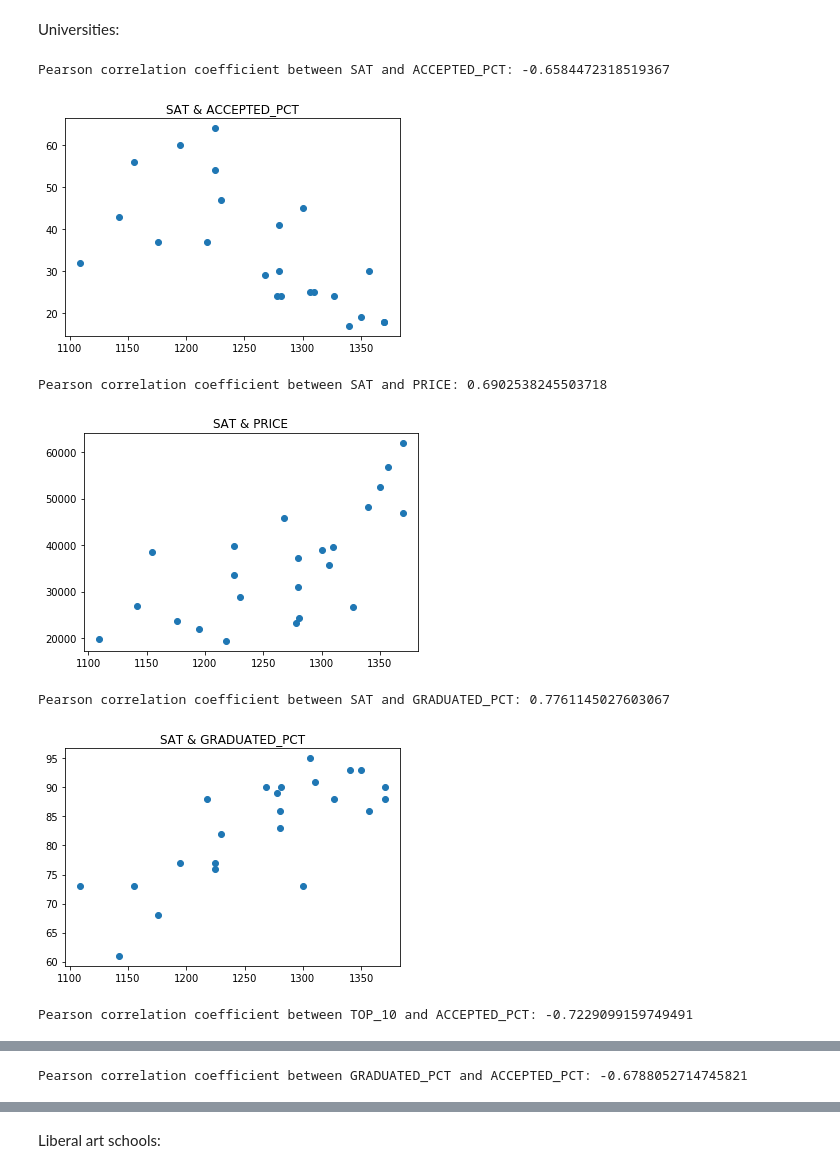
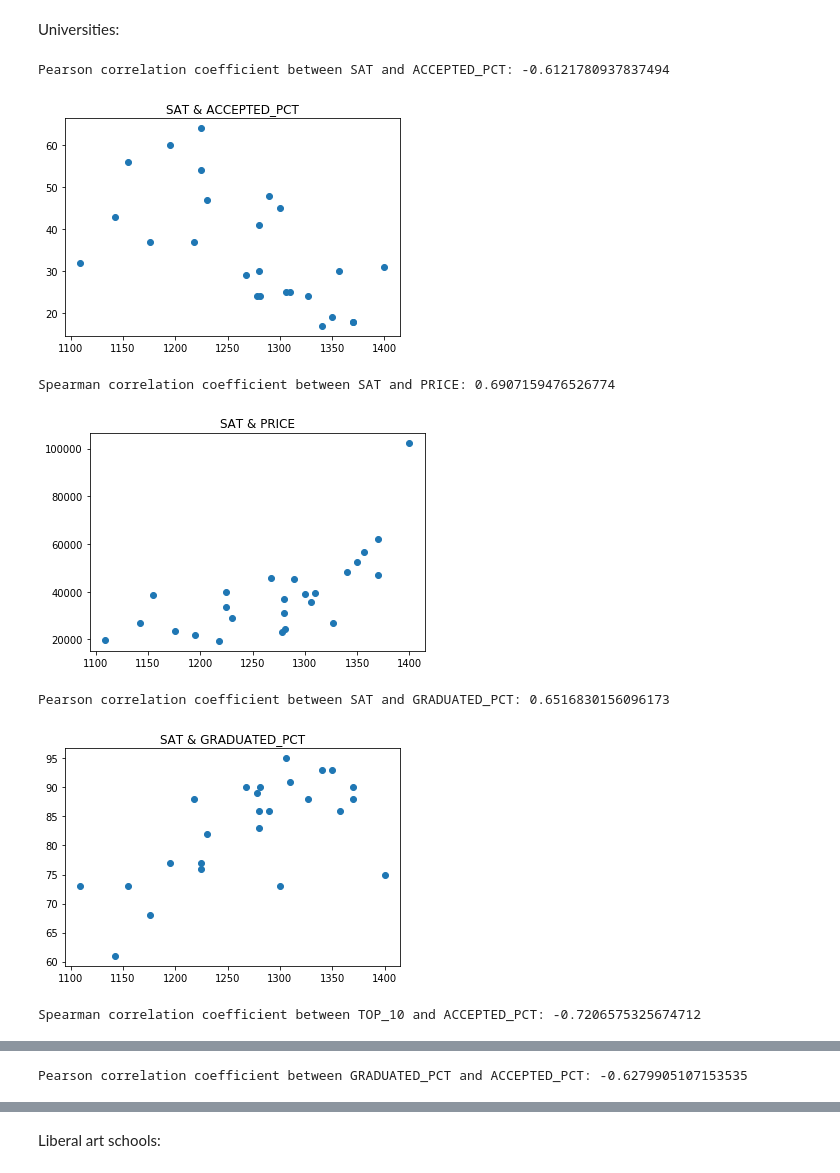
Before and after one commit to Goopard/DS-Homeworks, a Jupyter notebook: HW1.1.ipynb, the cells around one changed output, grey strips where cells are left out. Saved outputs shown, nothing was run; the diff lists cells and outputs as text; code cells hidden in the pictures.

Commit message:
refactor correlations + add comments

```diff
--- a/HW1.1.ipynb
+++ b/HW1.1.ipynb
@@ -34,20 +34,30 @@ def filter_outliers(df):
             df = df[z_transformed <= 3]
     return df
 
-def print_correlations(data):
-    for col1 in data.columns:
-        for col2 in data.columns:
-            if col1 != col2 and col1 > col2 and col1 not in ['TYPE', 'NAME'] and col2 not in ['TYPE', 'NAME']:
-                if abs(corr(data[col1], data[col2])[0]) > 0.5:
-                    print('Pearson correlation coefficient between {} and {}: {} '
-                          .format(col1, col2, corr(data[col1], data[col2])[0]))
-                    plt.scatter(data[col1], data[col2])
-                    plt.title('{} & {}'.format(col1, col2))
-                    plt.show()
 
 def check_is_normal(sample, p):
     p_value = stats.shapiro(sample)[1]
     return p_value > p, p_value
+
+
+def print_correlations(data, p):
+    for col1 in data.columns:
+        for col2 in data.columns:
+            if col1 != col2 and col1 > col2 and col1 not in ['TYPE', 'NAME'] and col2 not in ['TYPE', 'NAME']:
+                is_normal_1, p_value_1 = check_is_normal(data[col1], p)
+                is_normal_2, p_value_2 = check_is_normal(data[col2], p)
+                if is_normal_1 and is_normal_2:
+                    name = 'Pearson'
+                    correlation = corr(data[col1], data[col2])[0]
+                else:
+                    name = 'Spearman'
+                    correlation = rho(data[col1], data[col2])[0]
+                if abs(correlation) > 0.5:
+                    print('{} correlation coefficient between {} and {}: {} '
+                          .format(name, col1, col2, corr(data[col1], data[col2])[0]))
+                    plt.scatter(data[col1], data[col2])
+                    plt.title('{} & {}'.format(col1, col2))
+                    plt.show()
 
 
 def describe_data(data, p):
@@ -140,12 +156,12 @@ GRADUATED_PCT : not distributed normally (p-value = 0.012669116258621216 < 0.05)
 # %% [markdown]
 Universities:
 # %%
-print_correlations(univ)
+print_correlations(univ, 0.05)
 # %% [output]
-Pearson correlation coefficient between SAT and ACCEPTED_PCT: -0.6584472318519367
+Pearson correlation coefficient between SAT and ACCEPTED_PCT: -0.6121780937837494
-[figure, old version]
+[figure, new version]
-Pearson correlation coefficient between SAT and PRICE: 0.6902538245503718
+Spearman correlation coefficient between SAT and PRICE: 0.6907159476526774
-[figure, old version]
+[figure, new version]
-Pearson correlation coefficient between SAT and GRADUATED_PCT: 0.7761145027603067
+Pearson correlation coefficient between SAT and GRADUATED_PCT: 0.6516830156096173
-[figure, old version]
+[figure, new version]
-Pearson correlation coefficient between TOP_10 and ACCEPTED_PCT: -0.7229099159749491
+Spearman correlation coefficient between TOP_10 and ACCEPTED_PCT: -0.7206575325674712
@@ -153 +169 @@ Pearson correlation coefficient between TOP_10 and ACCEPTED_PCT: -0.722909915974
-Pearson correlation coefficient between GRADUATED_PCT and ACCEPTED_PCT: -0.6788052714745821
+Pearson correlation coefficient between GRADUATED_PCT and ACCEPTED_PCT: -0.6279905107153535
```
Also changed, not shown: parts of 10 cells of this notebook.
